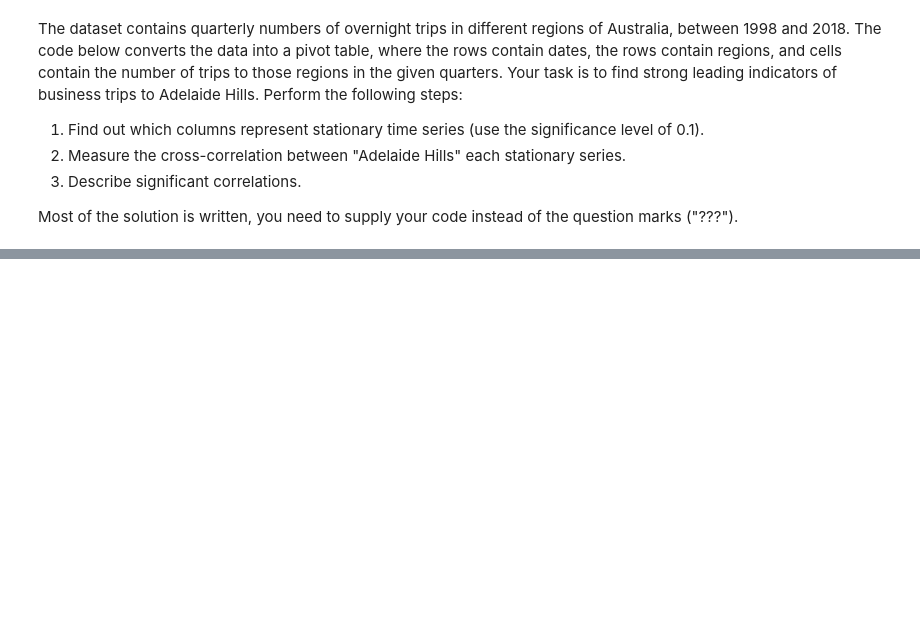
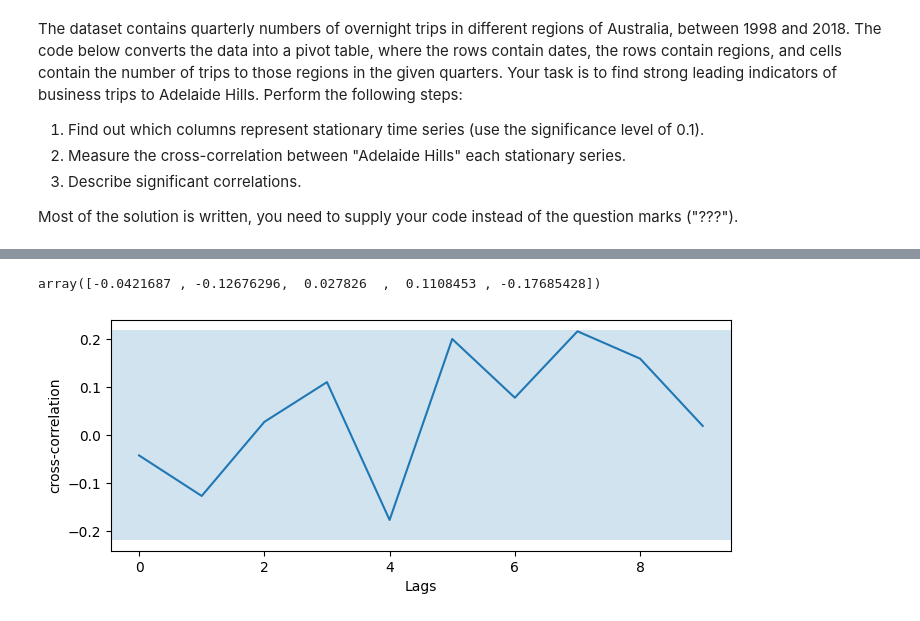
Before and after one commit to maiislearningdata/DA01_SQL, a Jupyter notebook: unit_3/Exercises Unit 3.ipynb, the cells around one changed output, grey strips where cells are left out. Saved outputs shown, nothing was run; the diff lists cells and outputs as text; code cells hidden in the pictures; blank space fills up the shorter version.

```diff
--- a/unit_3/Exercises Unit 3.ipynb
+++ b/unit_3/Exercises Unit 3.ipynb
@@ -208,9 +221,9 @@ df.info()
 # %%
 # Select data on business trips
-df = df[df["Purpose"] == ???]
+df = df[df["Purpose"] == "Business"]
 
 # Pivot so each region is a column, each date is a row
-pivot = df.pivot_table(index="???", aggfunc="sum",
-                       columns='???', values='Trips',
+pivot = df.pivot_table(index=df['date_time'], aggfunc="sum",
+                       columns=df['Region'], values='Trips',
                        observed=False)
 pivot.head(3)
@@ -222,8 +242,8 @@ from statsmodels.tsa.stattools import adfuller
 drop_cols = []
 
 for c in pivot.columns:
-    adf_stat, pval, lags, obs, crit_vals, icbest = adfuller(???, regression="n")
-    if pval > ???:
+    adf_stat, pval, lags, obs, crit_vals, icbest = adfuller(pivot[c], regression="n")
+    if pval > 0.1:
         drop_cols.append(c)
 
 pivot = pivot.drop(drop_cols, axis=1)
@@ -232,17 +263,21 @@ pivot.info()
 import statsmodels.api as sm
 
 # the target is Adelaide Hills
-xcorrs = sm.tsa.stattools.ccf(???, ???, adjusted=False)
+xcorrs = sm.tsa.stattools.ccf(pivot['Adelaide Hills'], pivot['Murray East'], adjusted=False)
 xcorrs[:5]
+# %% [output]
+array([-0.0421687 , -0.12676296,  0.027826  ,  0.1108453 , -0.17685428])
 # %%
 def build_ccf(y, x, max_lags=10):
     ccf_lags = sm.tsa.stattools.ccf(y, x, adjusted=False)
     plt.figure(figsize=[8, 3])
     lags = np.arange(max_lags)
     ax = sns.lineplot(y=ccf_lags[:max_lags], x=lags)
     sign_band = 1.96 / np.sqrt(y.shape[0])
     plt.axhspan(-sign_band, sign_band, alpha=0.2)
     ax.set(xlabel='Lags', ylabel='cross-correlation')
 
 # the target is Adelaide Hills
-build_ccf(???, ????)
+build_ccf(pivot['Adelaide Hills'], pivot['Murray East'])
+# %% [output]
+[figure, added]
```
Also changed, not shown: parts of 4 cells of this notebook.
